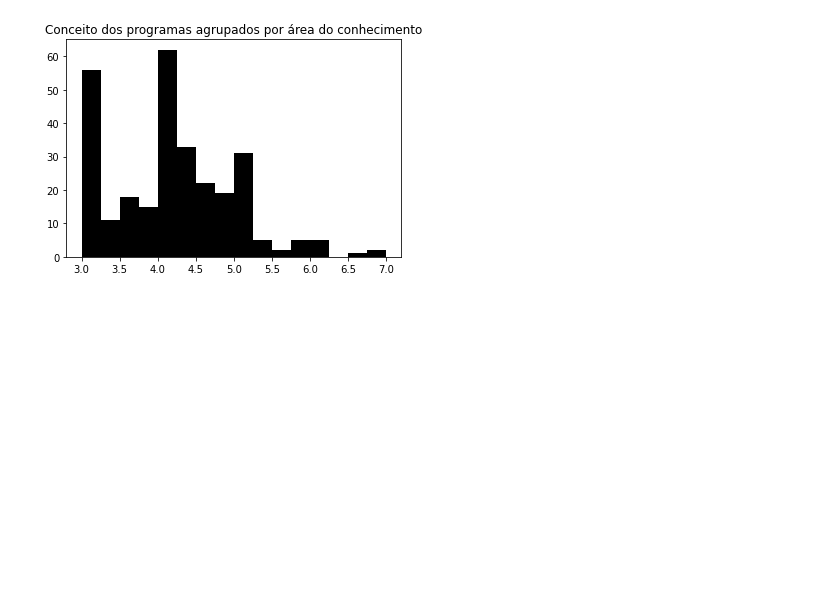
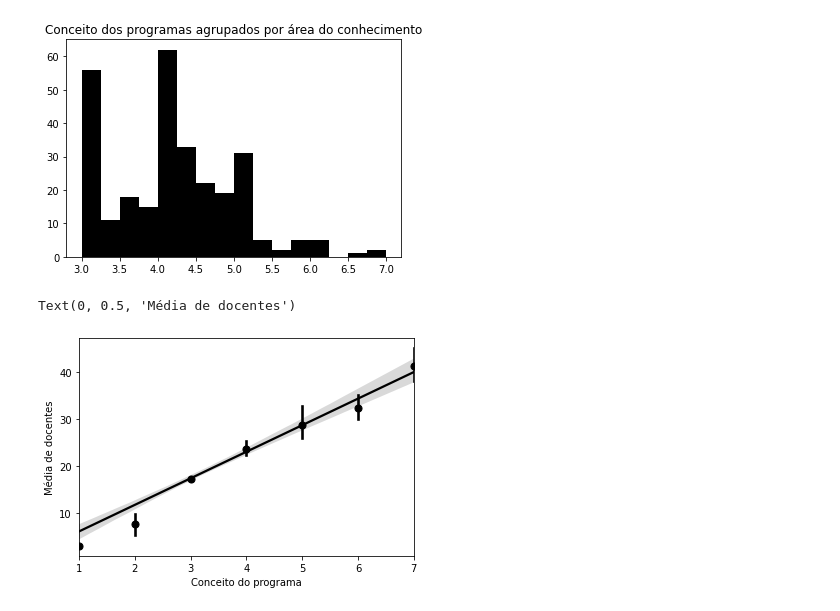
Before and after one commit to ieee-uerj/capes-data-analysis, a Jupyter notebook: Docentes.ipynb, the cells around one changed output. Saved outputs shown, nothing was run; the diff lists cells and outputs as text; code cells hidden in the pictures; blank space fills up the shorter version.

```diff
--- a/Docentes.ipynb
+++ b/Docentes.ipynb
@@ -209,3 +211,15 @@ plt.title('Conceito dos programas agrupados por área do conhecimento')
 # %% [output]
 Text(0.5, 1.0, 'Conceito dos programas agrupados por área do conhecimento')
 [figure]
+# %%
+#relação entre número de docentes e conceito capes
+
+conceito=df.groupby('CD_PROGRAMA_IES').mean()['CD_CONCEITO_PROGRAMA']
+contagem=df.groupby('CD_PROGRAMA_IES').size()
+
+sns.regplot(conceito,contagem,x_estimator=np.mean,color='black') #x_estimator=np.mean junta os dados discretos do conceito
+plt.xlabel('Conceito do programa')
+plt.ylabel('Média de docentes')
+# %% [output]
+Text(0, 0.5, 'Média de docentes')
+[figure, added]
```
Also changed, not shown: parts of 3 cells of this notebook.
